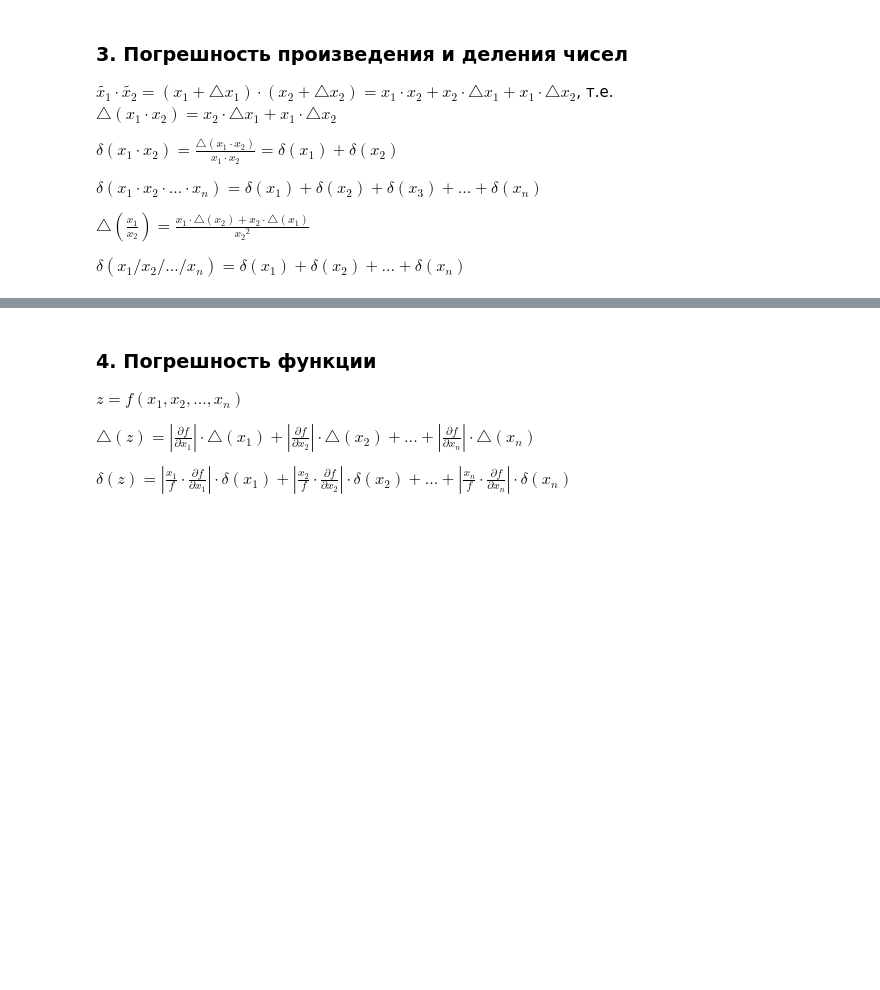
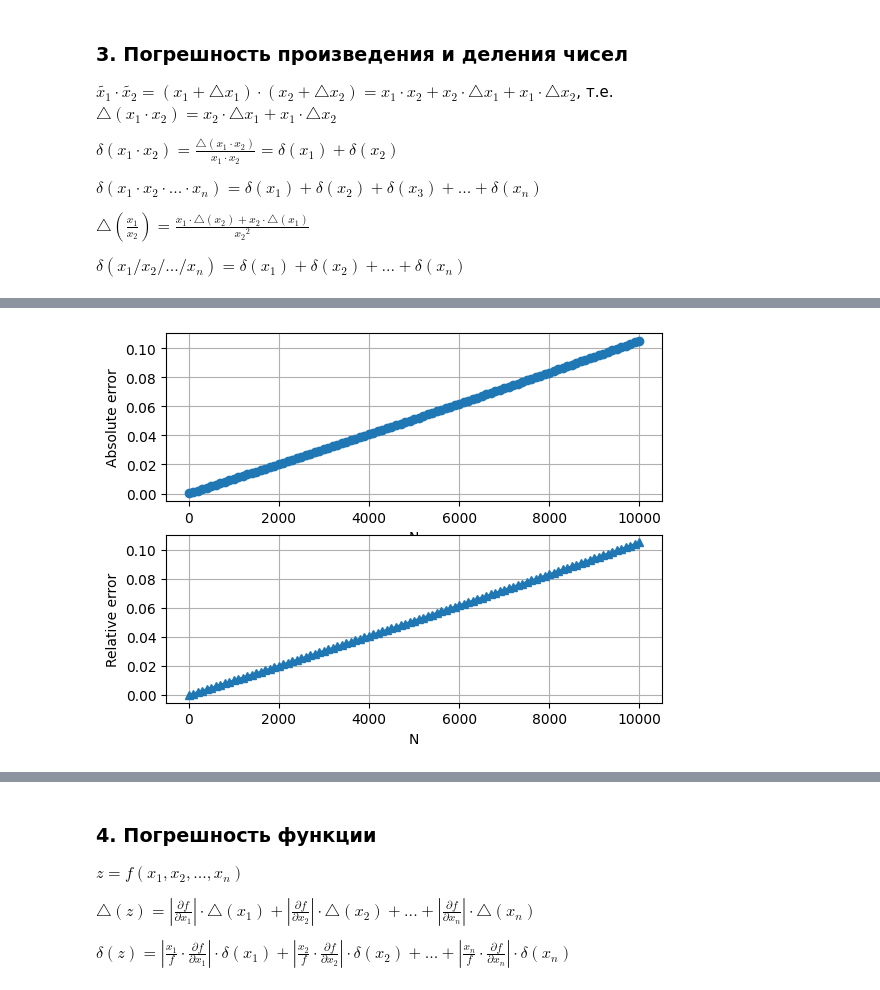
Before and after one commit to azizka85/Numerical-Methods, a Jupyter notebook: tasks/task_1.ipynb, the cells around one changed output, grey strips where cells are left out. Saved outputs shown, nothing was run; the diff lists cells and outputs as text; code cells hidden in the pictures; blank space fills up the shorter version.

```diff
--- a/tasks/task_1.ipynb
+++ b/tasks/task_1.ipynb
@@ -119,0 +158,38 @@ print(f'Относительная погрешность частного x1 /
+# %%
+x = 1.00001
+y = 1
+
+error = []
+delta = []
+count = []
+
+mx = 1
+my = 1
+
+for i in range(10001):
+    mx *= x
+    my *= y
+
+    if i % 100 == 0:
+        e = abs(mx - my)
+        d = e / abs(my)
+
+        error.append(e)
+        delta.append(d)
+        count.append(i)
+# %%
+import matplotlib.pyplot as plt
+
+plt.subplot(2, 1, 1)
+plt.plot(count, error, 'o-')
+plt.xlabel('N')
+plt.ylabel('Absolute error')
+plt.grid(True)
+
+plt.subplot(2, 1, 2)
+plt.plot(count, delta, '^-')
+plt.xlabel('N')
+plt.ylabel('Relative error')
+plt.grid(True)
+# %% [output]
+[figure, added]
```
Also changed, not shown: parts of 15 cells of this notebook.
